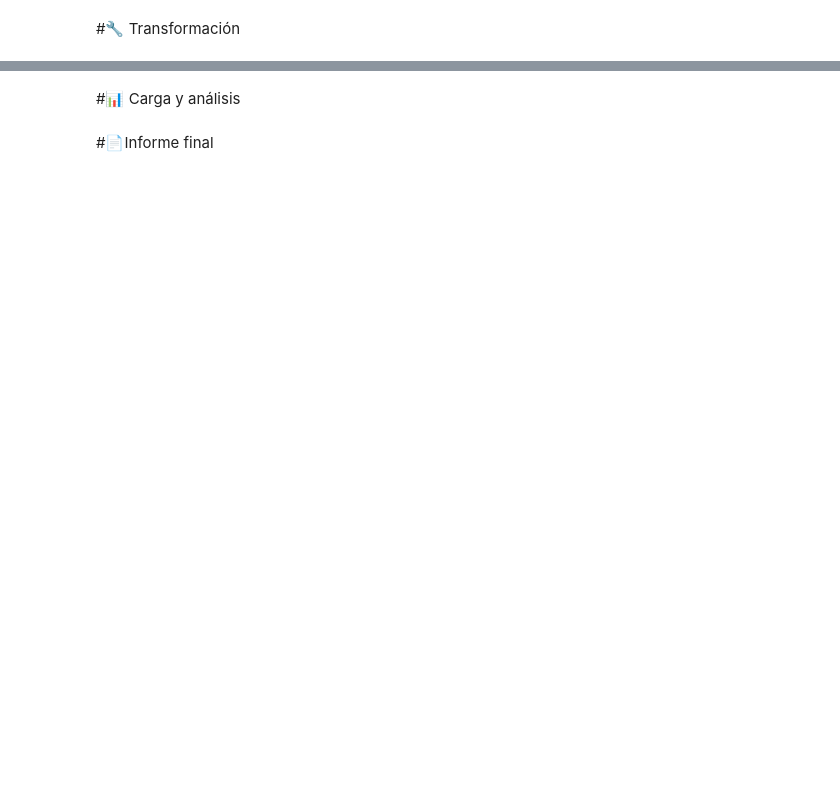
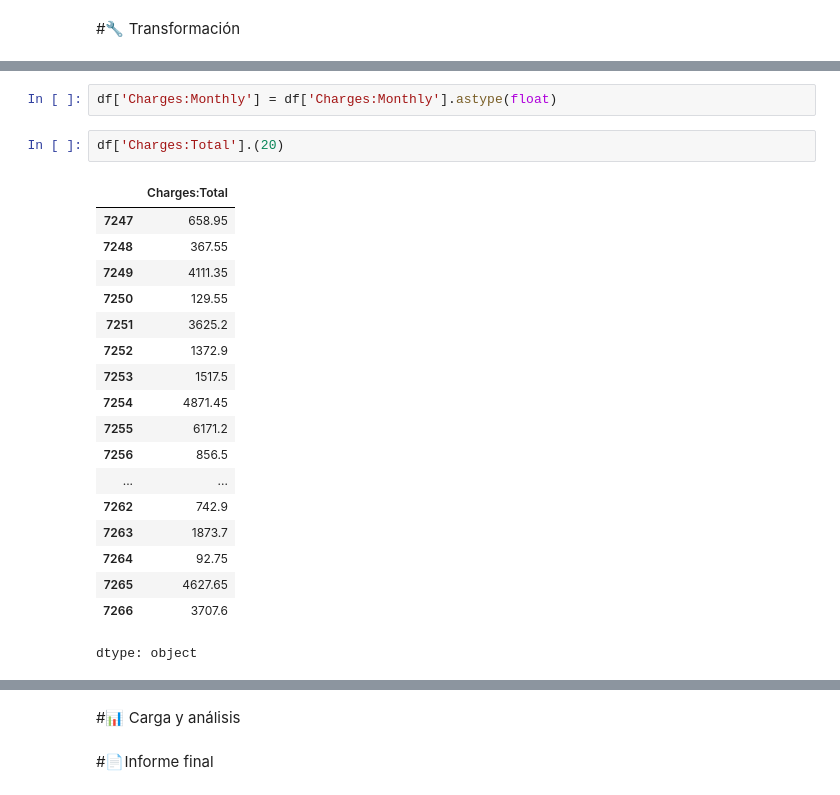
Before and after one commit to Ronaldvarela852/TelecomX_LATAM, a Jupyter notebook: TelecomX_LATAM.ipynb, the cells around one changed output, grey strips where cells are left out. Drawn from its saved outputs; the diff is of its cells as text; blank space fills up the shorter version.

```diff
--- a/TelecomX_LATAM.ipynb
+++ b/TelecomX_LATAM.ipynb
@@ -11,0 +165,23 @@ Mounted at /content/drive
+# %%
+df['Charges:Monthly'] = df['Charges:Monthly'].astype(float)
+# %%
+df['Charges:Total'].(20)
+# %% [output]
+|  | Charges:Total |
+| 7247 | 658.95 |
+| 7248 | 367.55 |
+| 7249 | 4111.35 |
+| 7250 | 129.55 |
+| 7251 | 3625.2 |
+| 7252 | 1372.9 |
+| 7253 | 1517.5 |
+| 7254 | 4871.45 |
+| 7255 | 6171.2 |
+| 7256 | 856.5 |
+| ... | ... |
+| 7262 | 742.9 |
+| 7263 | 1873.7 |
+| 7264 | 92.75 |
+| 7265 | 4627.65 |
+| 7266 | 3707.6 |
+dtype: object
```
Also changed, not shown: parts of 19 cells of this notebook.
